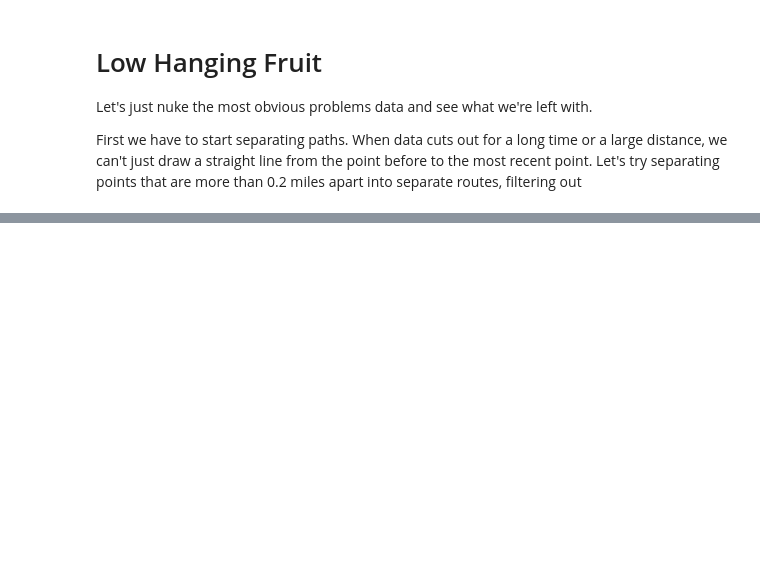
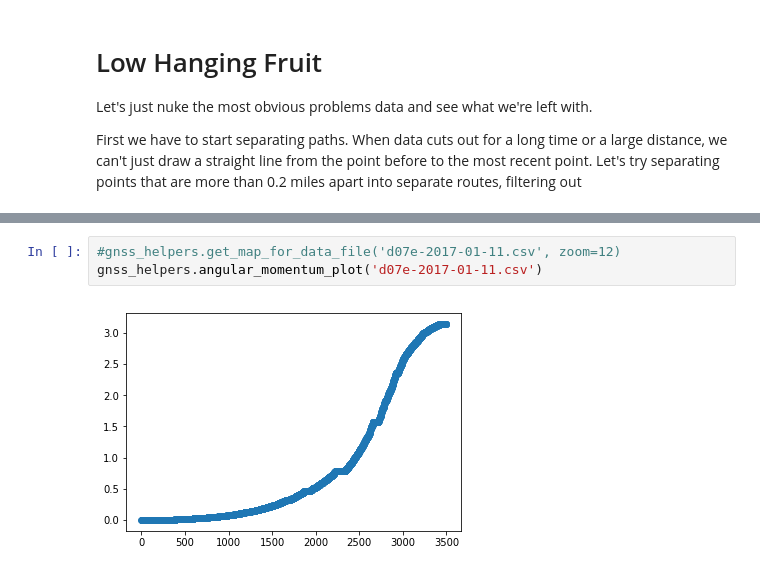
Before and after one commit to eggonabull/gnss-analysis, a Jupyter notebook: GNSS Analysis.ipynb, the cells around one changed output, grey strips where cells are left out. Saved outputs shown, nothing was run; the diff lists cells and outputs as text; blank space fills up the shorter version.

```diff
--- a/GNSS Analysis.ipynb
+++ b/GNSS Analysis.ipynb
@@ -200,0 +191,5 @@ gnss_helpers.get_map_for_linestrings(routes, zoom=12)
+# %%
+#gnss_helpers.get_map_for_data_file('d07e-2017-01-11.csv', zoom=12)
+gnss_helpers.angular_momentum_plot('d07e-2017-01-11.csv')
+# %% [output]
+[figure, added]
```
Also changed, not shown: parts of 4 cells of this notebook, 2 other files.
